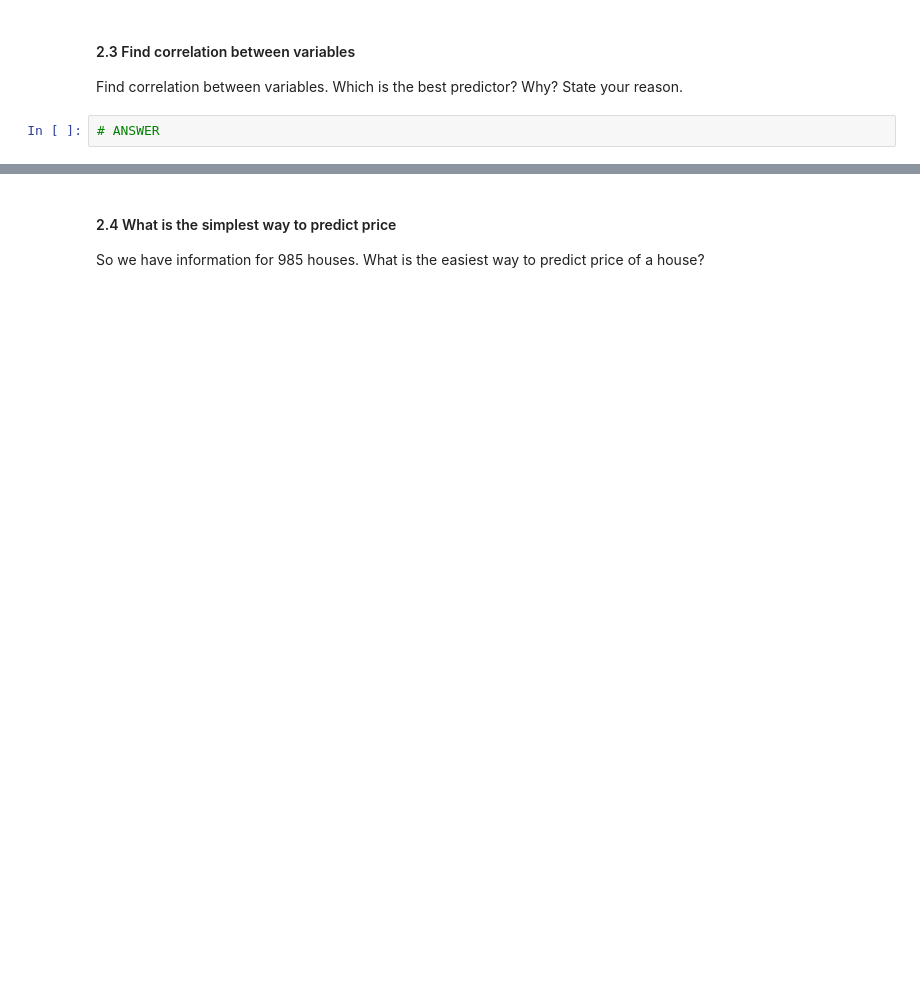
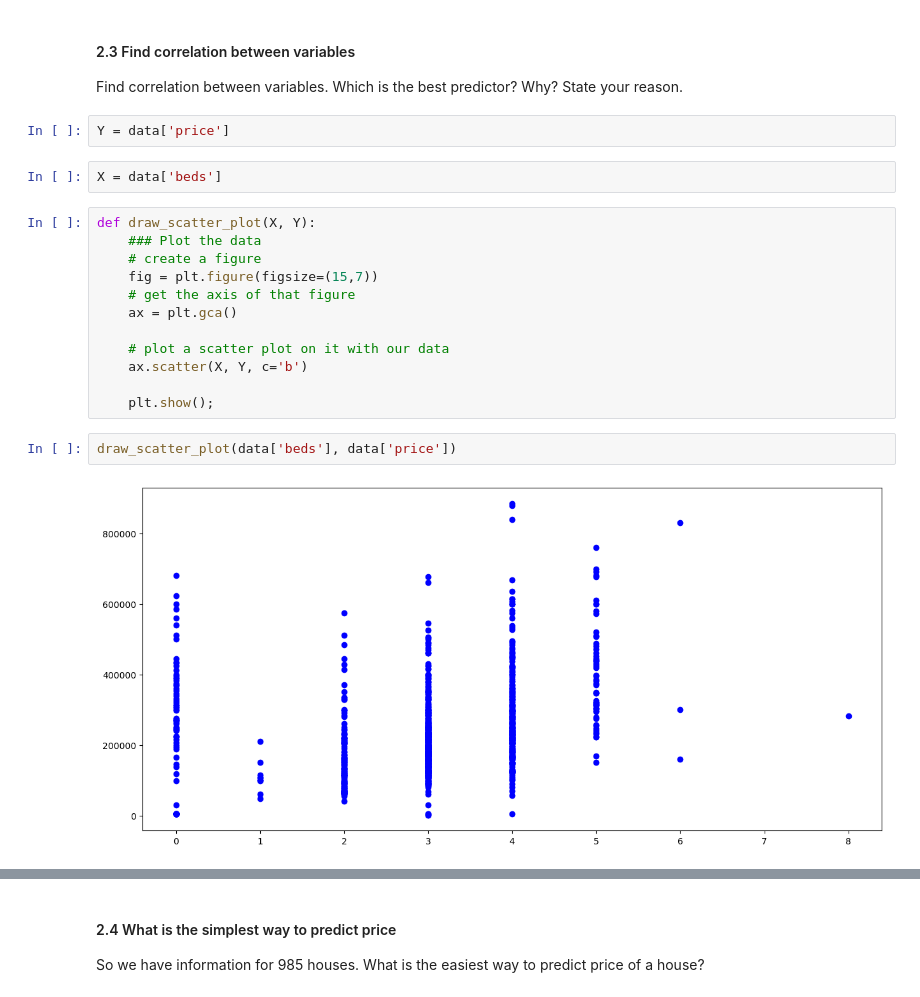
Before and after one commit to TinaDuong18/IOD, a Jupyter notebook: Module 4/Lab 4/IOD_Lab 4.1.1.ipynb, the cells around one changed output, grey strips where cells are left out. Saved outputs shown, nothing was run; the diff lists cells and outputs as text; blank space fills up the shorter version.

```diff
--- a/Module 4/Lab 4/IOD_Lab 4.1.1.ipynb
+++ b/Module 4/Lab 4/IOD_Lab 4.1.1.ipynb
@@ -51,5 +148,23 @@ FileNotFoundError: ignored
 #### 2.3 Find correlation between variables
 
 Find correlation between variables. Which is the best predictor? Why? State your reason.
-# %%
-# ANSWER
+# %%
+Y = data['price']
+# %%
+X = data['beds']
+# %%
+def draw_scatter_plot(X, Y):
+    ### Plot the data
+    # create a figure
+    fig = plt.figure(figsize=(15,7))
+    # get the axis of that figure
+    ax = plt.gca()
+
+    # plot a scatter plot on it with our data
+    ax.scatter(X, Y, c='b')
+
+    plt.show();
+# %%
+draw_scatter_plot(data['beds'], data['price'])
+# %% [output]
+[figure, added]
```
Also changed, not shown: parts of 52 cells of this notebook.
